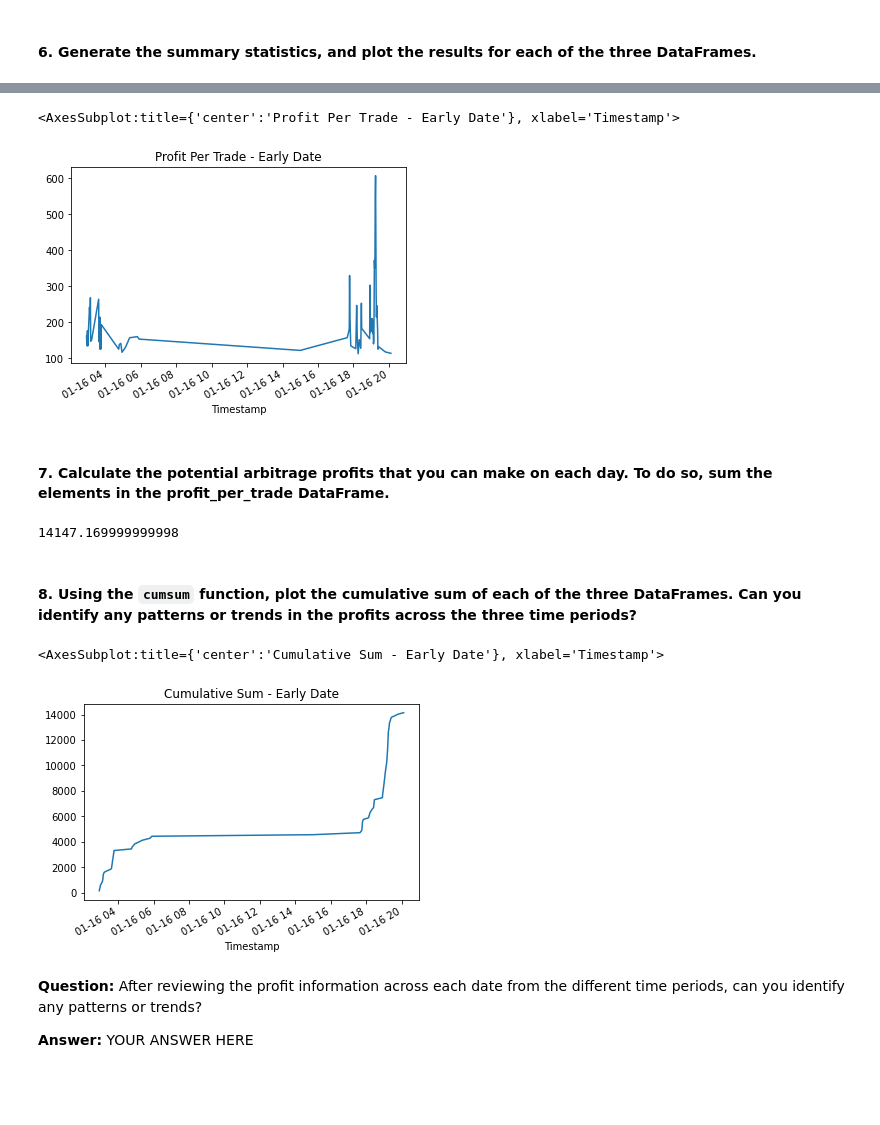
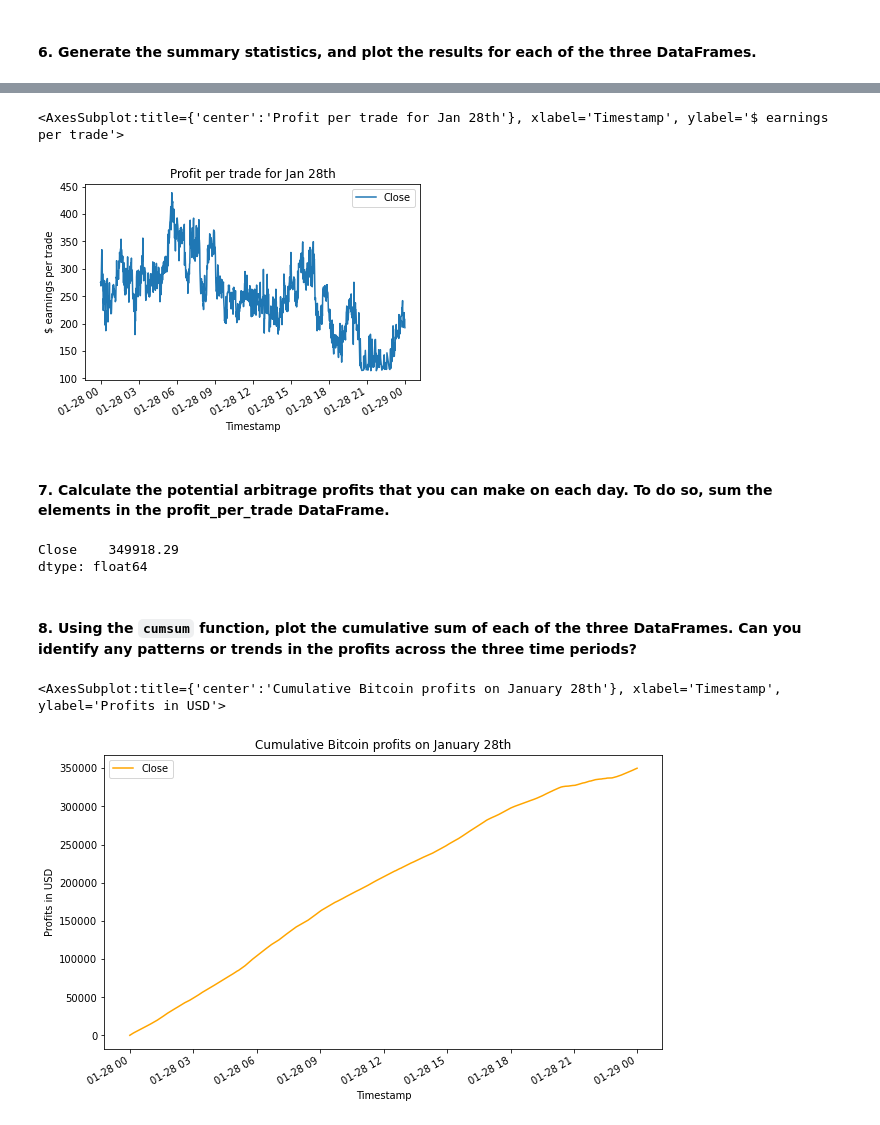
Before and after one commit to jedandroby/Bitcoin_arbitrage_analysis, a Jupyter notebook: crypto_arbitrage.ipynb, the cells around one changed output, grey strips where cells are left out. Saved outputs shown, nothing was run; the diff lists cells and outputs as text; code cells hidden in the pictures; blank space fills up the shorter version.

```diff
--- a/crypto_arbitrage.ipynb
+++ b/crypto_arbitrage.ipynb
@@ -550,8 +667,8 @@ Name: Close, dtype: float64
 # %%
 # For the date early in the dataset, calculate the spread returns by dividing the instances when the arbitrage spread is positive (> 0)
 # by the price of Bitcoin from the exchange you are buying on (the lower-priced exchange).
-spread_return_early= # YOUR CODE HERE
+spread_return_early = spread_return_early/ coinbase_sliced.loc['2018-01-28']
 
 # Review the spread return DataFrame
-# YOUR CODE HERE
+spread_return_early.describe()
 # %% [output]
@@ -567,8 +716,8 @@ Name: Close, dtype: float64
 # %%
 # For the date early in the dataset, determine the number of times your trades with positive returns
 # exceed the 1% minimum threshold (.01) that you need to cover your costs
-profitable_trades_early = # YOUR CODE HERE
+profitable_trades_early = spread_return_early[spread_return_early>.01]
 
 # Review the first five profitable trades
-# YOUR CODE HERE
+profitable_trades_early.head()
 # %% [output]
@@ -600,11 +785,12 @@ Name: Close, dtype: float64
 # %%
 # For the date early in the dataset, calculate the potential profit per trade in dollars
 # Multiply the profitable trades by the cost of the Bitcoin that was purchased
-profit_early = # YOUR CODE HERE
+profit_early = profitable_trades_early * coinbase_sliced.loc['2018-01-28']
 
 # Drop any missing values from the profit DataFrame
-profit_per_trade_early = # YOUR CODE HERE
+profit_per_trade_early = profit_early.dropna()
 
 # View the early profit DataFrame
 # YOUR CODE HERE
+profit_per_trade_early
 # %% [output]
@@ -639,28 +827,28 @@ Name: Close, dtype: float64
 # %%
 # Plot the results for the early profit per trade DataFrame
 # YOUR CODE HERE
+profit_per_trade_early.plot(title='Profit per trade for Jan 28th', ylabel= '$ earnings per trade')
 # %% [output]
-<AxesSubplot:title={'center':'Profit Per Trade - Early Date'}, xlabel='Timestamp'>
+<AxesSubplot:title={'center':'Profit per trade for Jan 28th'}, xlabel='Timestamp', ylabel='$ earnings per trade'>
-[figure, old version]
+[figure, new version]
 # %% [markdown]
 #### 7. Calculate the potential arbitrage profits that you can make on each day. To do so, sum the elements in the profit_per_trade DataFrame.
 # %%
 # Calculate the sum of the potential profits for the early profit per trade DataFrame
 # YOUR CODE HERE
+profit_per_trade_early.sum()
 # %% [output]
-14147.169999999998
+Close    349918.29
+dtype: float64
 # %% [markdown]
 #### 8. Using the `cumsum` function, plot the cumulative sum of each of the three DataFrames. Can you identify any patterns or trends in the profits across the three time periods?
 # %%
 # Use the cumsum function to calculate the cumulative profits over time for the early profit per trade DataFrame
-cumulative_profit_early = # YOUR CODE HERE
+cumulative_profit_early =profit_per_trade_early.cumsum()
 # %%
 # Plot the cumulative sum of profits for the early profit per trade DataFrame
 # YOUR CODE HERE
+cumulative_profit_early.plot(figsize = (10,6), title = 'Cumulative Bitcoin profits on January 28th', color= 'orange', ylabel='Profits in USD' )
 # %% [output]
-<AxesSubplot:title={'center':'Cumulative Sum - Early Date'}, xlabel='Timestamp'>
+<AxesSubplot:title={'center':'Cumulative Bitcoin profits on January 28th'}, xlabel='Timestamp', ylabel='Profits in USD'>
-[figure, old version]
+[figure, new version]
-# %% [markdown]
-**Question:** After reviewing the profit information across each date from the different time periods, can you identify any patterns or trends?
-
-**Answer:** YOUR ANSWER HERE
```
Also changed, not shown: parts of 31 cells of this notebook, 7 other files.
